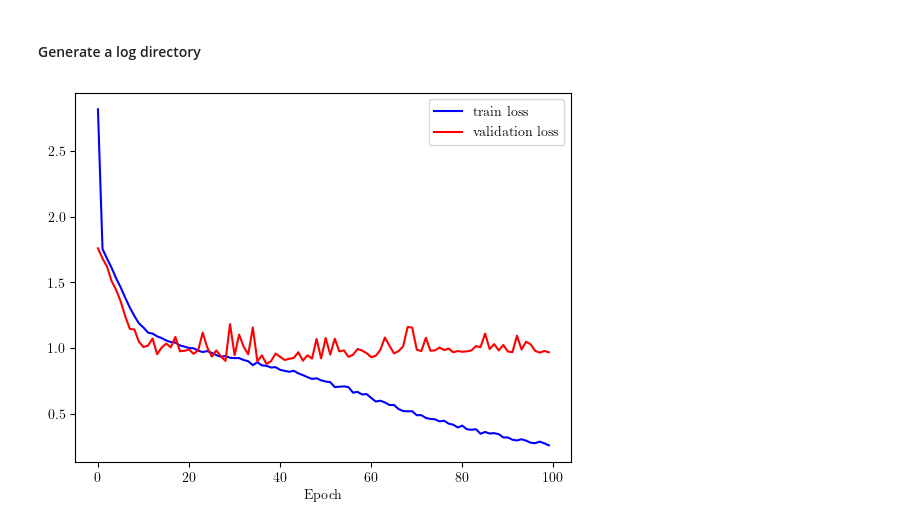
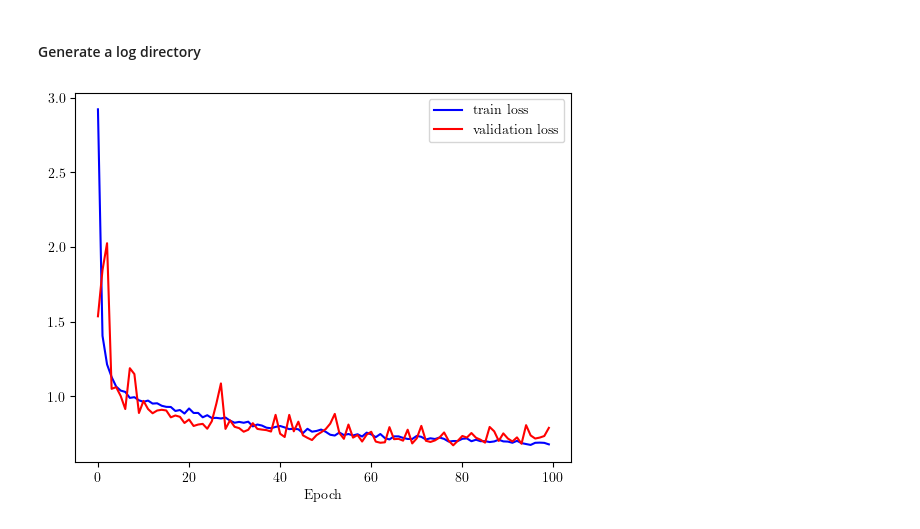
Before and after one commit to Whojo/Autonomous-Navigation-Offroad-by-traversability-analysis, a Jupyter notebook: src/models_development/multimodal_velocity_regression_alt/main.ipynb, the cells around one changed output. Drawn from its saved outputs; the diff is of its cells as text; code cells hidden in the pictures.

Commit message:
Clean training code

```diff
--- a/src/models_development/multimodal_velocity_regression_alt/main.ipynb
+++ b/src/models_development/multimodal_velocity_regression_alt/main.ipynb
@@ -51,3 +36,7 @@ print(NORMALIZE_PARAMS)
+# %%
+train_loader, val_loader, test_loader = get_dataloader(
+    params.learning.DATASET,
+)
 # %% [markdown]
 ## Training and validation
 # %%
@@ -97,11 +48,9 @@ ResNet18Velocity_Regression_Alt(
 # %%
 criterion_regression = nn.MSELoss()
 
-optimizer = optim.SGD(
+optimizer = optim.AdamW(
     model.parameters(),
     lr=LEARNING["learning_rate"],
-    momentum=LEARNING["momentum"],
-    weight_decay=LEARNING["weight_decay"],
 )
 
 scheduler = optim.lr_scheduler.LinearLR(
@@ -111,7 +60,7 @@ scheduler = optim.lr_scheduler.LinearLR(
 # Create tensors to store the loss and accuracy values
 regression_loss_values = torch.zeros(2, LEARNING["nb_epochs"])
 
-for epoch in range(LEARNING["nb_epochs"]):
+for epoch in tqdm(range(LEARNING["nb_epochs"])):
     train_regression_loss = train(
         model,
         device,
@@ -185,24 +134,17 @@ Regression loss:  1.03655241082112
 # %% [markdown]
 #### Generate a log directory
 # %%
-params_table = parameters_table(
-    dataset=params.learning.DATASET, learning_params=LEARNING
+# Set the path to the results directory
+results_directory = Path(
+    "logs/_" + datetime.now().strftime("%Y-%m-%d-%H-%M-%S")
 )
-
-# Set the path to the results directory
-if params.learning.LOG_DIR:
-    results_directory = Path("logs/_" + params.learning.LOG_DIR)
-else:
-    results_directory = Path(
-        "logs/_" + datetime.now().strftime("%Y-%m-%d-%H-%M-%S")
-    )
 
 generate_log(
     results_directory=results_directory,
     test_regression_loss=test_regression_loss,
-    parameters_table=params_table,
+    parameters_table="",
     model=model,
     regression_loss_values=regression_loss_values,
 )
 # %% [output]
-[figure, old version]
+[figure, new version]
```
Also changed, not shown: parts of 7 cells of this notebook.
